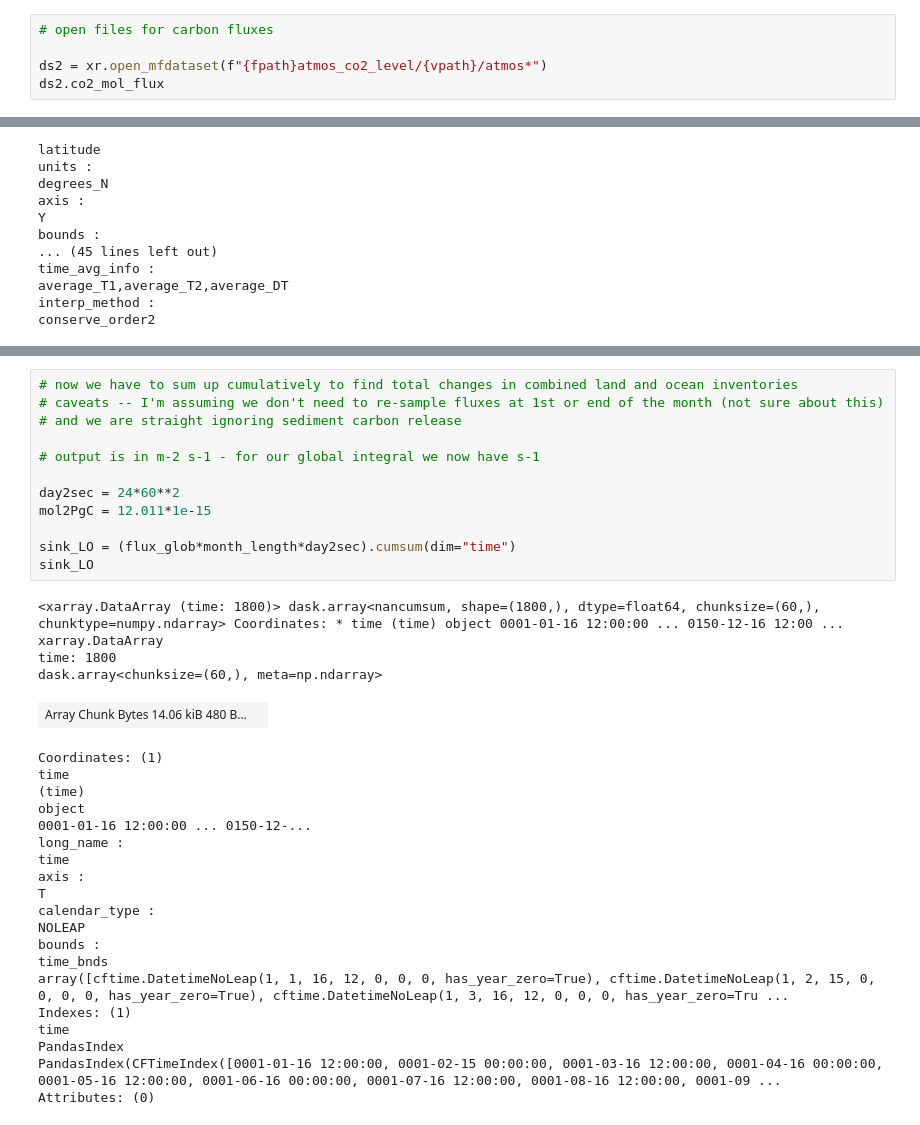
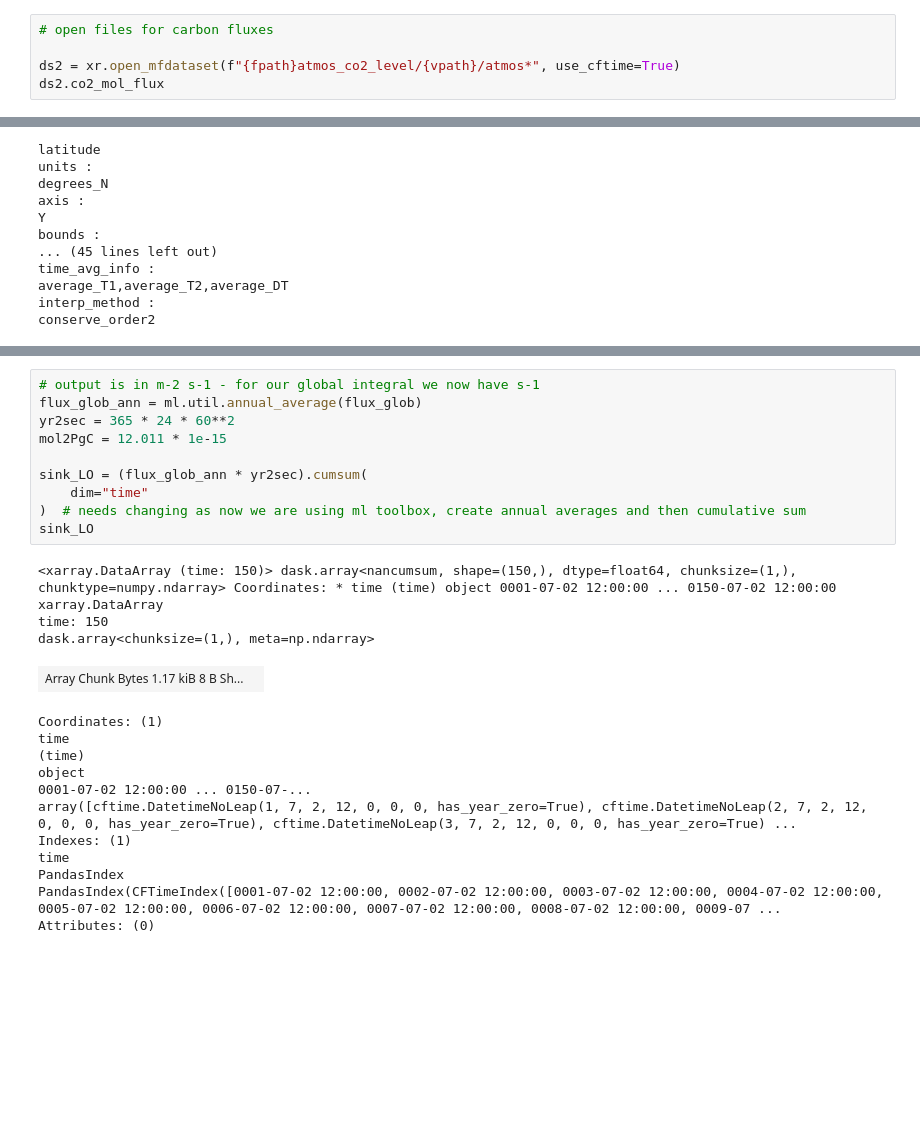
Before and after one commit to keturner8/TCRE-gfdl-esm4, a Jupyter notebook: tcre_initial.ipynb, the cells around one changed output, grey strips where cells are left out. Cells and saved outputs as stored; diff of their text form; blank space fills up the shorter version.

```diff
--- a/tcre_initial.ipynb
+++ b/tcre_initial.ipynb
@@ -176,7 +139,7 @@ plt.plot(temp_glob.data-273.15)
 # %%
 # open files for carbon fluxes
 
-ds2 = xr.open_mfdataset(f"{fpath}atmos_co2_level/{vpath}/atmos*")
+ds2 = xr.open_mfdataset(f"{fpath}atmos_co2_level/{vpath}/atmos*", use_cftime=True)
 ds2.co2_mol_flux
 # %% [output]
 <xarray.DataArray 'co2_mol_flux' (time: 1800, lat: 180, lon: 288)> dask.array<concatenate, shape=(1800, 180, 288), dtype=float32, chunksize=(60, 180, 288), chunktype=numpy.ndarray> Coordinates: * lat  ...
@@ -213,38 +177,28 @@ plt.plot(flux_glob.data)
 # %%
-# now we have to sum up cumulatively to find total changes in combined land and ocean inventories
-# caveats -- I'm assuming we don't need to re-sample fluxes at 1st or end of the month (not sure about this)
-# and we are straight ignoring sediment carbon release
+# output is in m-2 s-1 - for our global integral we now have s-1
+flux_glob_ann = ml.util.annual_average(flux_glob)
+yr2sec = 365 * 24 * 60**2
+mol2PgC = 12.011 * 1e-15
 
-# output is in m-2 s-1 - for our global integral we now have s-1
-
-day2sec = 24*60**2
-mol2PgC = 12.011*1e-15
-
-sink_LO = (flux_glob*month_length*day2sec).cumsum(dim="time")
+sink_LO = (flux_glob_ann * yr2sec).cumsum(
+    dim="time"
+)  # needs changing as now we are using ml toolbox, create annual averages and then cumulative sum
 sink_LO
 # %% [output]
-<xarray.DataArray (time: 1800)> dask.array<nancumsum, shape=(1800,), dtype=float64, chunksize=(60,), chunktype=numpy.ndarray> Coordinates: * time (time) object 0001-01-16 12:00:00 ... 0150-12-16 12:00 ...
+<xarray.DataArray (time: 150)> dask.array<nancumsum, shape=(150,), dtype=float64, chunksize=(1,), chunktype=numpy.ndarray> Coordinates: * time (time) object 0001-07-02 12:00:00 ... 0150-07-02 12:00:00
 xarray.DataArray
-time: 1800
-dask.array<chunksize=(60,), meta=np.ndarray>
+time: 150
+dask.array<chunksize=(1,), meta=np.ndarray>
-| Array Chunk Bytes 14.06 kiB 480 B... |  |
+| Array Chunk Bytes 1.17 kiB 8 B Sh... |  |
 Coordinates: (1)
 time
 (time)
 object
-0001-01-16 12:00:00 ... 0150-12-...
-long_name :
-time
-axis :
-T
-calendar_type :
-NOLEAP
-bounds :
-time_bnds
-array([cftime.DatetimeNoLeap(1, 1, 16, 12, 0, 0, 0, has_year_zero=True), cftime.DatetimeNoLeap(1, 2, 15, 0, 0, 0, 0, has_year_zero=True), cftime.DatetimeNoLeap(1, 3, 16, 12, 0, 0, 0, has_year_zero=Tru ...
+0001-07-02 12:00:00 ... 0150-07-...
+array([cftime.DatetimeNoLeap(1, 7, 2, 12, 0, 0, 0, has_year_zero=True), cftime.DatetimeNoLeap(2, 7, 2, 12, 0, 0, 0, has_year_zero=True), cftime.DatetimeNoLeap(3, 7, 2, 12, 0, 0, 0, has_year_zero=True) ...
 Indexes: (1)
 time
 PandasIndex
-PandasIndex(CFTimeIndex([0001-01-16 12:00:00, 0001-02-15 00:00:00, 0001-03-16 12:00:00, 0001-04-16 00:00:00, 0001-05-16 12:00:00, 0001-06-16 00:00:00, 0001-07-16 12:00:00, 0001-08-16 12:00:00, 0001-09 ...
+PandasIndex(CFTimeIndex([0001-07-02 12:00:00, 0002-07-02 12:00:00, 0003-07-02 12:00:00, 0004-07-02 12:00:00, 0005-07-02 12:00:00, 0006-07-02 12:00:00, 0007-07-02 12:00:00, 0008-07-02 12:00:00, 0009-07 ...
 Attributes: (0)
 # %%
```
Also changed, not shown: parts of 18 cells of this notebook.
